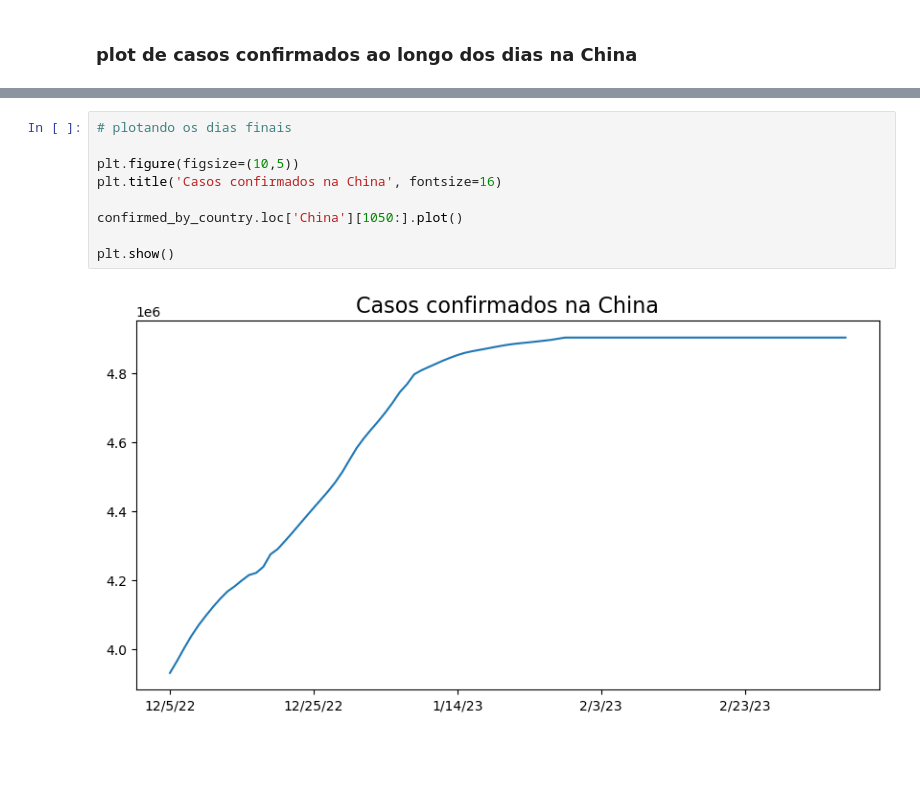
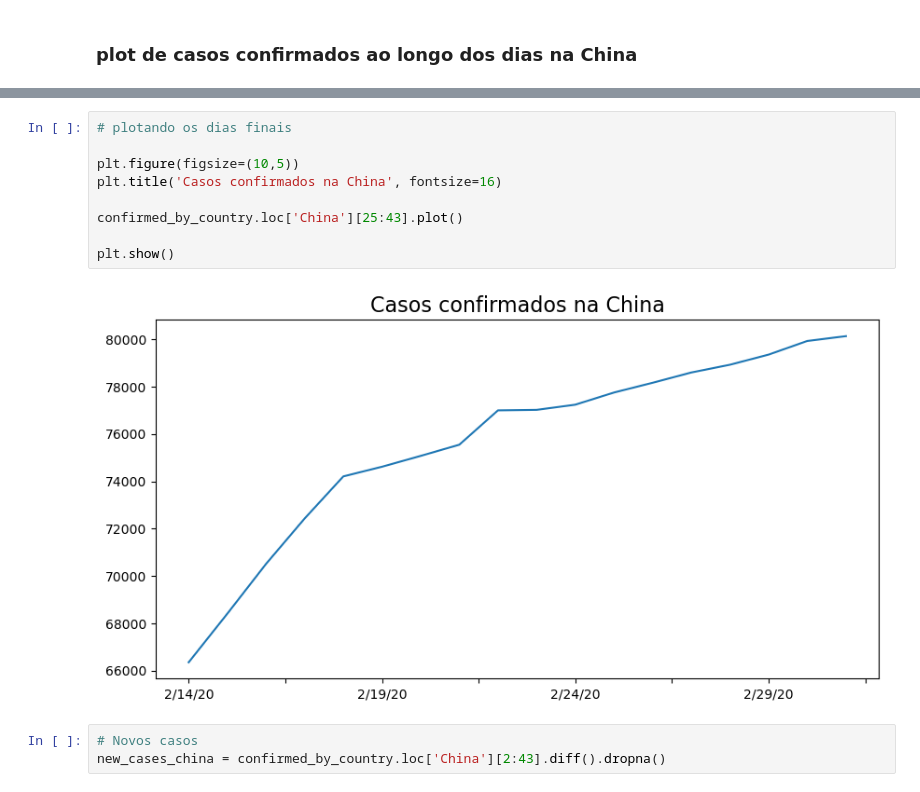
Before and after one commit to paulo-emilio/Cursos-em-Data-Science, a Jupyter notebook: Formacao-Data-Science/11-Data-Science-analises-para-saude-e-medicina/Untitled.ipynb, the cells around one changed output, grey strips where cells are left out. Drawn from its saved outputs; the diff is of its cells as text; blank space fills up the shorter version.

```diff
--- a/Formacao-Data-Science/11-Data-Science-analises-para-saude-e-medicina/Untitled.ipynb
+++ b/Formacao-Data-Science/11-Data-Science-analises-para-saude-e-medicina/Untitled.ipynb
@@ -143,11 +152,14 @@ plt.show()
 # %%
 # plotando os dias finais
 
 plt.figure(figsize=(10,5))
 plt.title('Casos confirmados na China', fontsize=16)
 
-confirmed_by_country.loc['China'][1050:].plot()
+confirmed_by_country.loc['China'][25:43].plot()
 
 plt.show()
 # %% [output]
-[figure, old version]
+[figure, new version]
+# %%
+# Novos casos
+new_cases_china = confirmed_by_country.loc['China'][2:43].diff().dropna()
```
Also changed, not shown: parts of 6 cells of this notebook.
